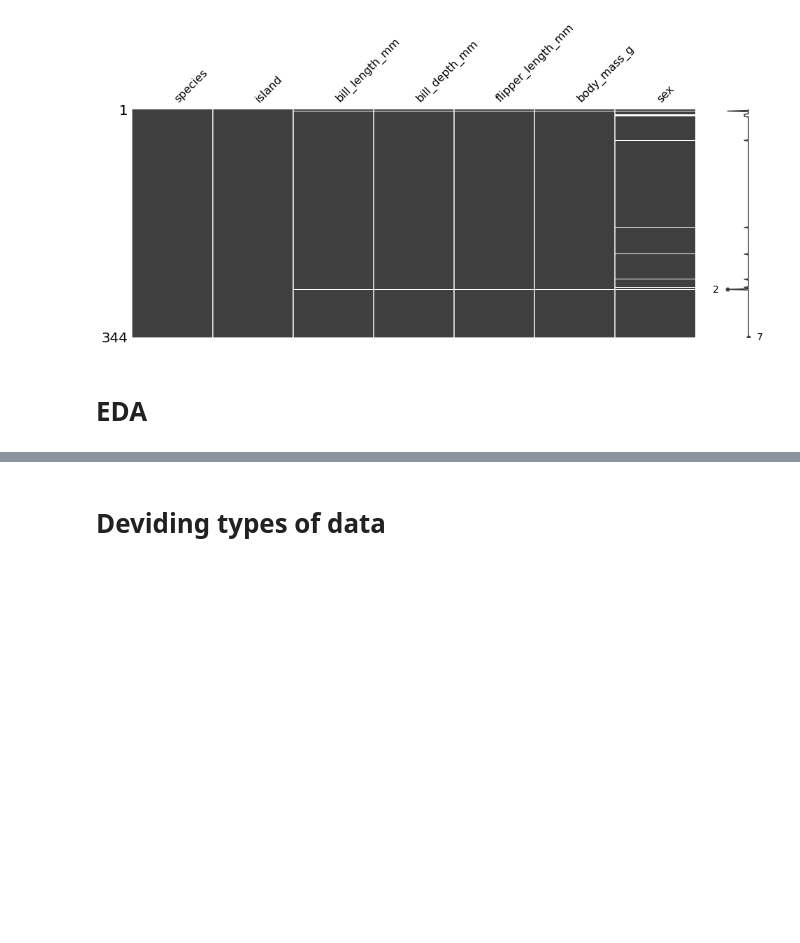
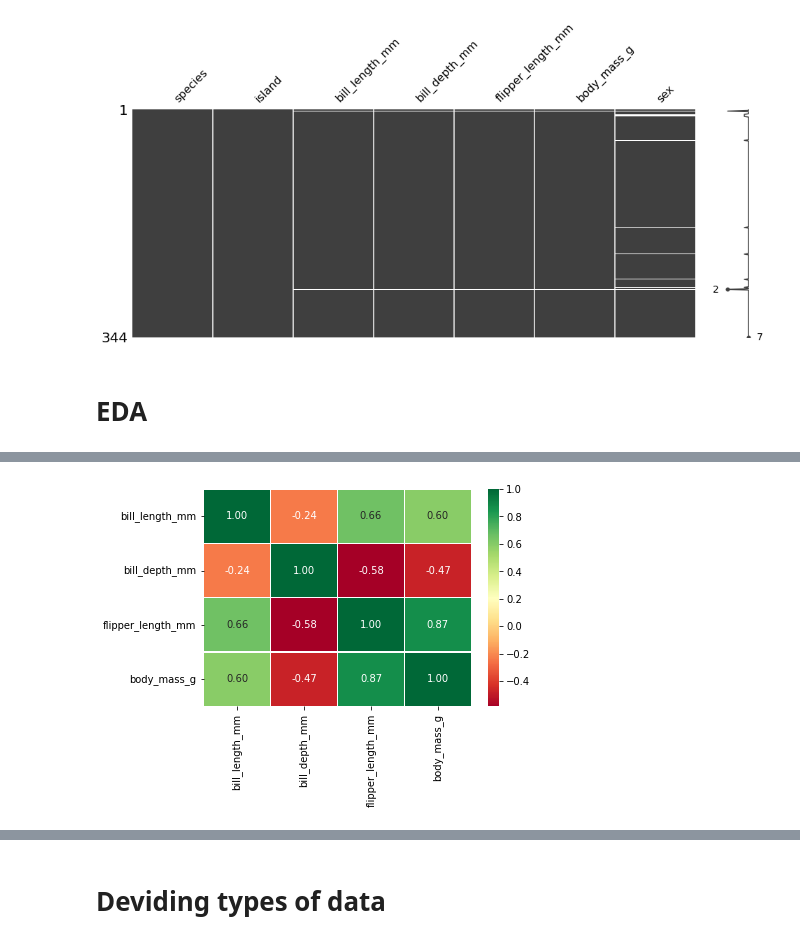
Before and after one commit to catharzis/penguins, a Jupyter notebook: Penguins.ipynb, the cells around one changed output, grey strips where cells are left out. Cells and saved outputs as stored; diff of their text form; code cells hidden in the pictures; blank space fills up the shorter version.

```diff
--- a/Penguins.ipynb
+++ b/Penguins.ipynb
@@ -136,0 +142,10 @@ df.groupby('species').mean()
+# %%
+corr_matrix = df.corr()
+
+sns.heatmap(corr_matrix,
+            annot=True,
+            linewidth=0.5,
+            fmt=".2f",
+            cmap="RdYlGn");
+# %% [output]
+[figure, added]
```
Also changed, not shown: parts of 87 cells of this notebook.
